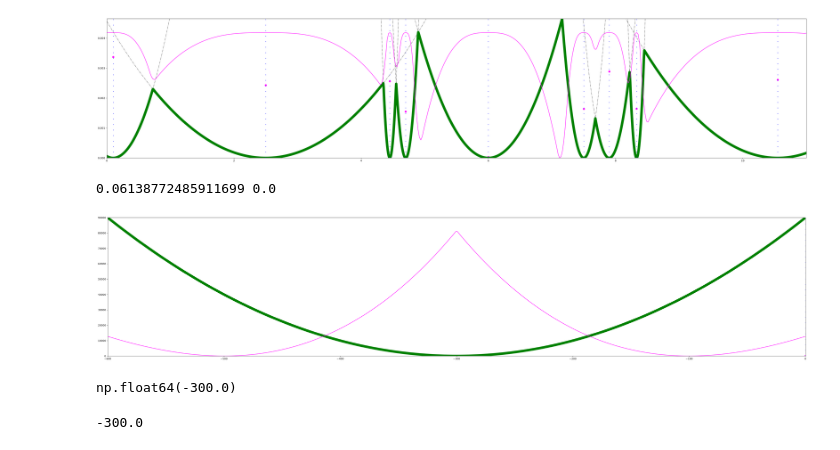
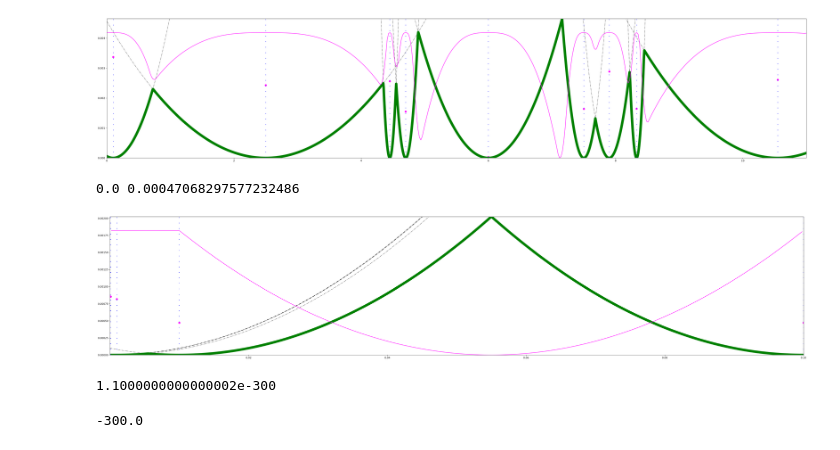
Before and after one commit to AlyLanier/neo4j2graph, a Jupyter notebook: arcane2graph/neo4j_UserDefined_Functions/test_show_v2.ipynb, the cells around one changed output. Cells and saved outputs as stored; diff of their text form; code cells hidden in the pictures.

```diff
--- a/arcane2graph/neo4j_UserDefined_Functions/test_show_v2.ipynb
+++ b/arcane2graph/neo4j_UserDefined_Functions/test_show_v2.ipynb
@@ -680,41 +680,38 @@ for v in option:
 # %%
 option = {
     .1: 1,
     .01: 1,
     .001: 1,
     1e-4: 1,
     1e-5: 1,
     1e-6: 1
 }
 
-option = {
-    1e-300: 1
-}
 
 sign = lambda x: 1. if x >= 0 else -1.
 power = lambda n: (lambda x: abs(x)**n, lambda a: (lambda x: sign(x)*a**n * abs(x)**(n+1)/(n+1)))
 
-parameters = [(1./occ, np.log10(value)) for value, occ in option.items()]
+parameters = [(1./occ, value) for value, occ in option.items()]
 hull = HullByParts(subfunctions_to_segments={}, curves_to_add=parameters, reference_function=lambda x: x**2, reference_primitive=lambda a: (lambda x: a**2 * x**3/3.))
 
 nb_points_hull, nb_points_score = 2000, 500
 #x_hull = np.logspace(-6, -1, nb_points_hull)
 x_hull = np.linspace(*hull.get_range().as_tuple(), nb_points_hull)
 fig, ax = plt.subplots(1, 1, figsize=(50, 10))
 
 plot_draw(ax, x_hull, hull, True, y_limit=None)
 s, vs = plot_score(ax, hull, option, nb_points_score, color='magenta')
 print(min(s), min(vs))
 
 for v in option:
     ax.plot([v, v], ax.get_ylim(), color = 'blue', ls = (0, (1, 10)), lw = 2)
 # %% [output]
-0.06138772485911699 0.0
+0.0 0.00047068297577232486
-[figure, old version]
+[figure, new version]
 # %%
-np.log10(1e-300)
+1e-300 *1.1
 # %% [output]
-np.float64(-300.0)
+1.1000000000000002e-300
 # %%
 import math
 math.log10(1e-300)
```
